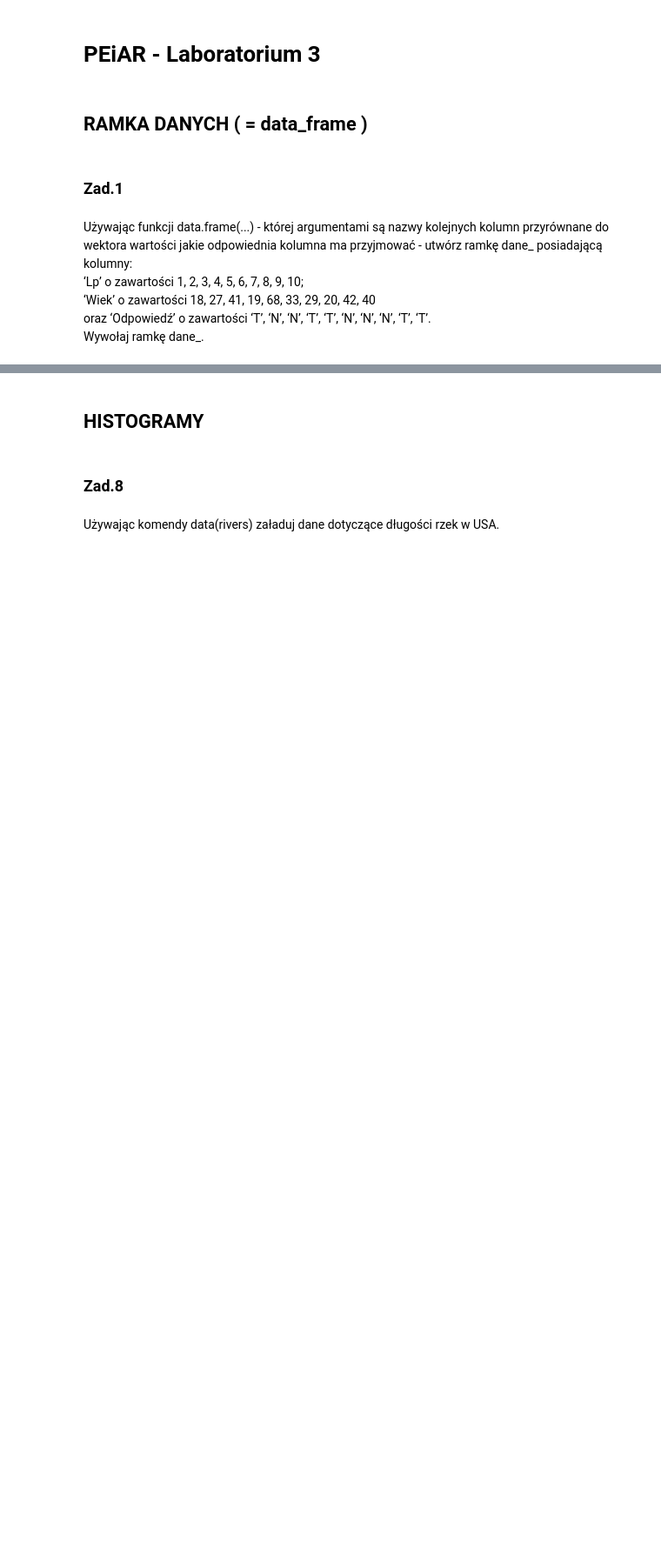
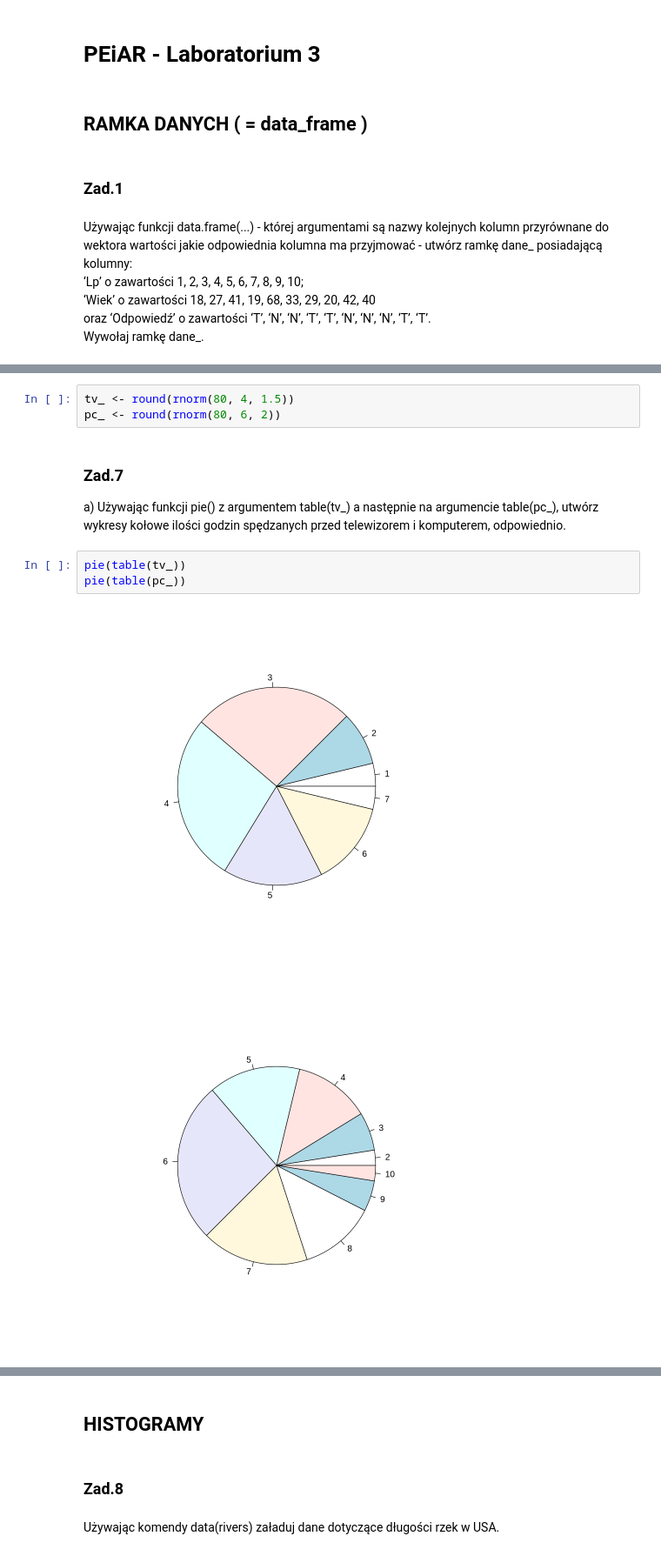
Before and after one commit to 30james00/pollub_R, a Jupyter notebook: Lab3.ipynb, the cells around one changed output, grey strips where cells are left out. Shown at 87% size. Drawn from its saved outputs; the diff is of its cells as text; blank space fills up the shorter version.

```diff
--- a/Lab3.ipynb
+++ b/Lab3.ipynb
@@ -33,0 +34,12 @@ A data.frame: 10 × 3
+# %%
+tv_ <- round(rnorm(80, 4, 1.5))
+pc_ <- round(rnorm(80, 6, 2))
+# %% [markdown]
+### Zad.7
+a) Używając funkcji pie() z argumentem table(tv_) a następnie na argumencie table(pc_), utwórz wykresy kołowe ilości godzin spędzanych przed telewizorem i komputerem, odpowiednio.
+# %%
+pie(table(tv_))
+pie(table(pc_))
+# %% [output]
+[figure, added]
+[figure, added]
```
Also changed, not shown: parts of 17 cells of this notebook, 2 other files.
